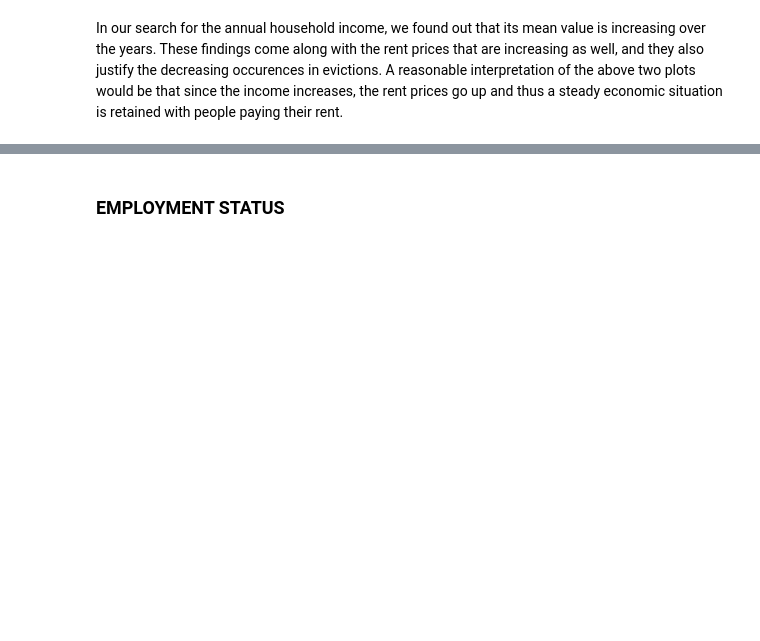
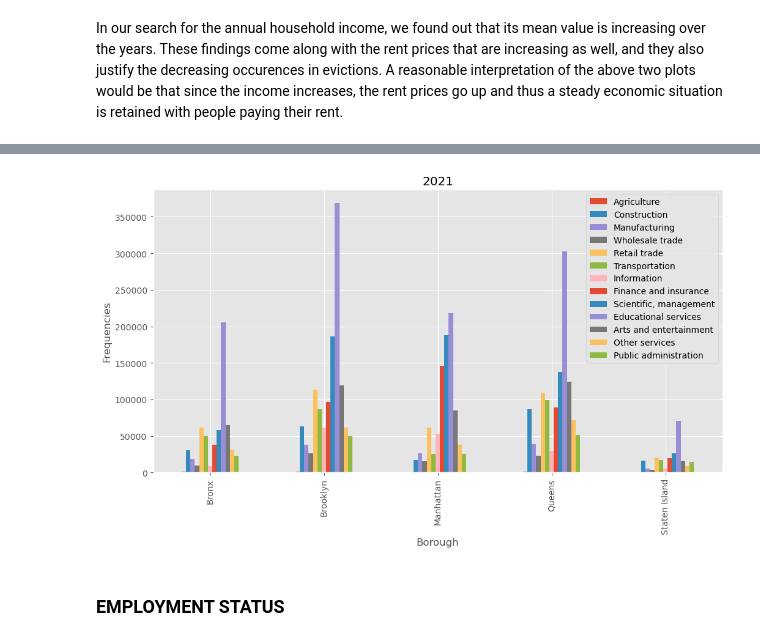
Before and after one commit to FranziskaMarie/Evictions-NYC, a Jupyter notebook: social_test.ipynb, the cells around one changed output, grey strips where cells are left out. Saved outputs shown, nothing was run; the diff lists cells and outputs as text; code cells hidden in the pictures; blank space fills up the shorter version.

```diff
--- a/social_test.ipynb
+++ b/social_test.ipynb
@@ -179,3 +324,11 @@ plt.xticks(rotation=90);
+# %%
+econ_21_ind.plot.bar()
+plt.xlabel('Borough')
+plt.ylabel('Frequencies')
+plt.title('2021')
+plt.show()
+# %% [output]
+[figure, added]
 # %% [markdown]
 ### EMPLOYMENT STATUS
 # %%
```
Also changed, not shown: parts of 33 cells of this notebook.
